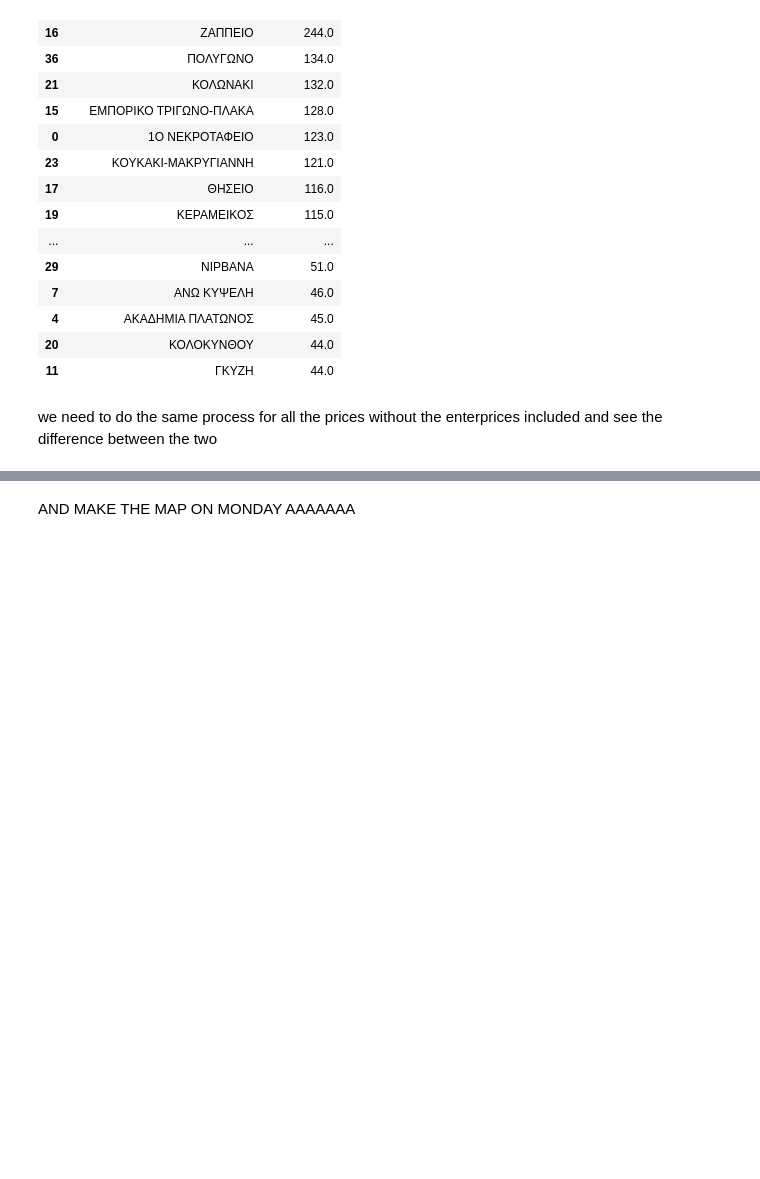
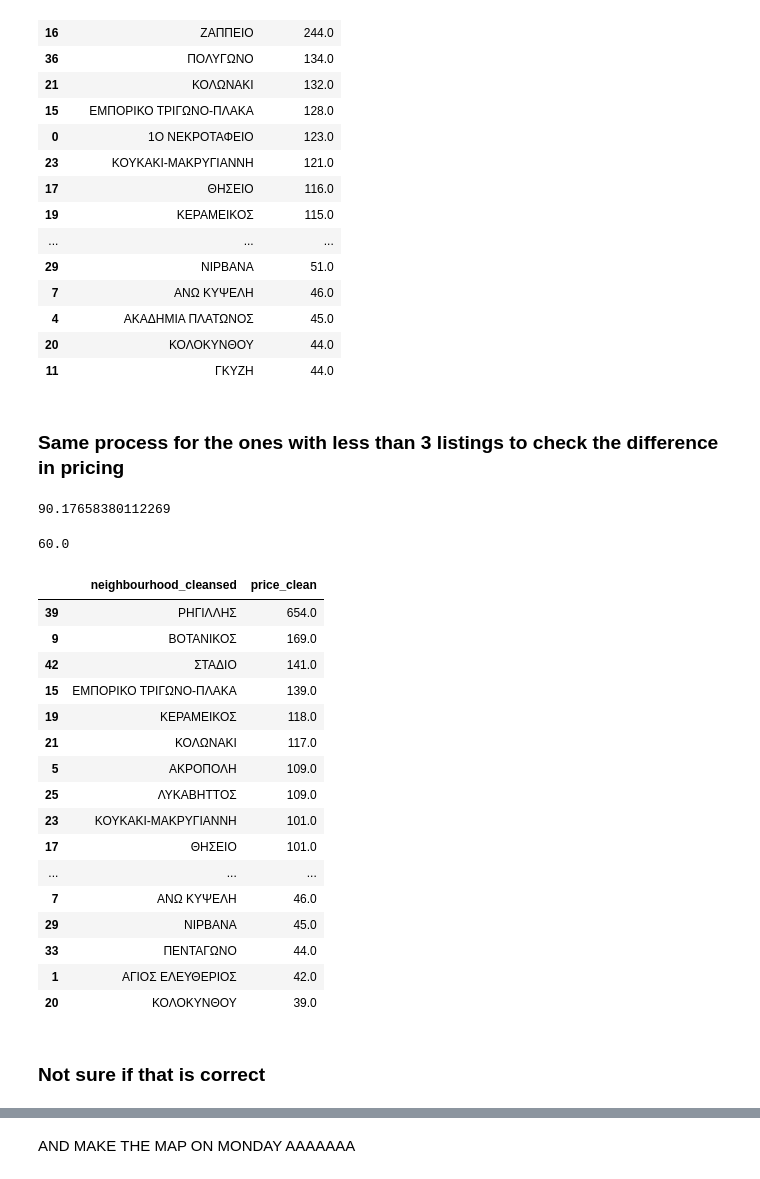
Before and after one commit to ChrysoulaMarinou/airbnb_entrepreneurship, a Jupyter notebook: Airbnb.ipynb, the cells around one changed output, grey strips where cells are left out. Saved outputs shown, nothing was run; the diff lists cells and outputs as text; code cells hidden in the pictures; blank space fills up the shorter version.

```diff
--- a/Airbnb.ipynb
+++ b/Airbnb.ipynb
@@ -259,7 +265,41 @@ per_area_per_night
 | 20 | ΚΟΛΟΚΥΝΘΟΥ | 44.0 |
 | 11 | ΓΚΥΖΗ | 44.0 |
 # %% [markdown]
-we need to do the same process for all the prices without the enterprices included and see the difference between the two
+### Same process for the ones with less than 3 listings to check the difference in pricing
+# %%
+hosts_single['price_clean'] = hosts_single['price'].str.replace('$', '').str.replace(',', '').astype(float)
+# %%
+hosts_single.price_clean.mean()
+# %% [output]
+90.17658380112269
+# %%
+hosts_single.price_clean.median()
+# %% [output]
+60.0
+# %%
+# what is the average price per night for each area (single listing)?
+per_area_per_night_single=hosts_single.groupby('neighbourhood_cleansed', as_index=False)['price_clean'].mean().round().sort_values(by='price_clean',ascending=False)
+per_area_per_night_single
+# %% [output]
+|  | neighbourhood_cleansed | price_clean |
+| 39 | ΡΗΓΙΛΛΗΣ | 654.0 |
+| 9 | ΒΟΤΑΝΙΚΟΣ | 169.0 |
+| 42 | ΣΤΑΔΙΟ | 141.0 |
+| 15 | ΕΜΠΟΡΙΚΟ ΤΡΙΓΩΝΟ-ΠΛΑΚΑ | 139.0 |
+| 19 | ΚΕΡΑΜΕΙΚΟΣ | 118.0 |
+| 21 | ΚΟΛΩΝΑΚΙ | 117.0 |
+| 5 | ΑΚΡΟΠΟΛΗ | 109.0 |
+| 25 | ΛΥΚΑΒΗΤΤΟΣ | 109.0 |
+| 23 | ΚΟΥΚΑΚΙ-ΜΑΚΡΥΓΙΑΝΝΗ | 101.0 |
+| 17 | ΘΗΣΕΙΟ | 101.0 |
+| ... | ... | ... |
+| 7 | ΑΝΩ ΚΥΨΕΛΗ | 46.0 |
+| 29 | ΝΙΡΒΑΝΑ | 45.0 |
+| 33 | ΠΕΝΤΑΓΩΝΟ | 44.0 |
+| 1 | ΑΓΙΟΣ ΕΛΕΥΘΕΡΙΟΣ | 42.0 |
+| 20 | ΚΟΛΟΚΥΝΘΟΥ | 39.0 |
+# %% [markdown]
+### Not sure if that is correct
 # %%
 # i want to find which prices are greater than the total median of all areas
 for i,item in per_area_per_night.iterrows():
```
Also changed, not shown: parts of 23 cells of this notebook.
